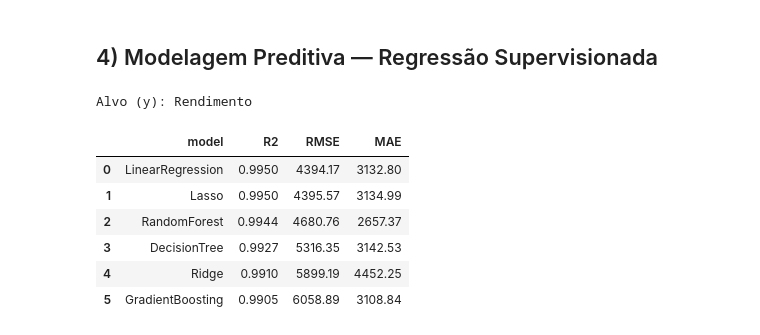
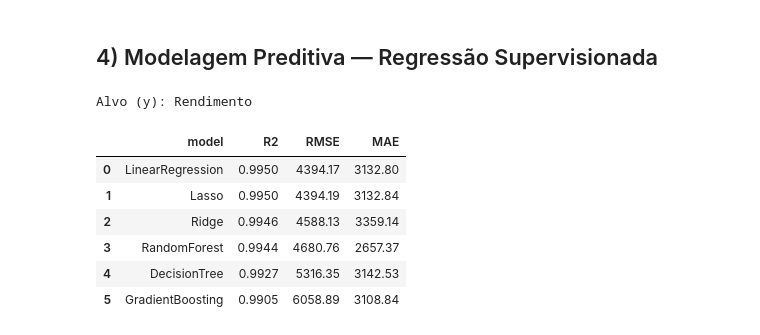
Before and after one commit to Marcelotadaieski/farmtech_fase5, a Jupyter notebook: notebooks/MarceloTadaieski_rm563731_pbl_fase5.ipynb, the cells around one changed output. Cells and saved outputs as stored; diff of their text form; code cells hidden in the pictures.

Commit message:
notebook: corrige alvo Rendimento e métricas; ajustes Lasso; atualiza README

```diff
--- a/notebooks/MarceloTadaieski_rm563731_pbl_fase5.ipynb
+++ b/notebooks/MarceloTadaieski_rm563731_pbl_fase5.ipynb
@@ -232,17 +232,21 @@ X_train, X_test, y_train, y_test = train_test_split(
 )
 
 # 5) Modelos
-from sklearn.linear_model import LinearRegression, Ridge, Lasso
-from sklearn.tree import DecisionTreeRegressor
-from sklearn.ensemble import RandomForestRegressor, GradientBoostingRegressor
+from sklearn.pipeline import make_pipeline
+from sklearn.preprocessing import StandardScaler
+from sklearn.linear_model import Lasso, Ridge, LinearRegression
 
+# mantenha os modelos base como estão...
 models = {
     'LinearRegression': LinearRegression(),
-    'Ridge': Ridge(alpha=1.0),
-    'Lasso': Lasso(alpha=0.001, max_iter=10000),  # mais iterações para evitar warning
     'DecisionTree': DecisionTreeRegressor(random_state=42),
     'RandomForest': RandomForestRegressor(n_estimators=300, random_state=42),
     'GradientBoosting': GradientBoostingRegressor(random_state=42),
+
+    # ajuste: padroniza features e aumenta iterações do Lasso
+    'Lasso': make_pipeline(StandardScaler(), Lasso(alpha=0.001, max_iter=100000, random_state=42)),
+    # (opcional) fazer o mesmo para Ridge:
+    'Ridge': make_pipeline(StandardScaler(), Ridge(alpha=1.0, random_state=42)),
 }
 
 # (Opcional) XGBoost se instalado
@@ -269,36 +273,36 @@ def eval_model(name, model):
         'model': name,
         'R2': r2_score(y_test, pred),
         'RMSE': rmse(y_test, pred),
         'MAE': mean_absolute_error(y_test, pred),
     }
 
 # 7) Rodar e comparar
 results = []
 errors = {}
 for name, model in models.items():
     try:
         results.append(eval_model(name, model))
     except Exception as e:
         results.append({'model': name, 'R2': np.nan, 'RMSE': np.nan, 'MAE': np.nan})
         errors[name] = str(e)
 
 import pandas as pd
 from IPython.display import display
 results_df = pd.DataFrame(results).sort_values(by=['R2', 'RMSE'], ascending=[False, True]).reset_index(drop=True)
 display(results_df.style.format({'R2':'{:.4f}', 'RMSE':'{:.2f}', 'MAE':'{:.2f}'}))
 
 if errors:
     print("⚠️ Modelos com erro e mensagens:", errors)
 
 # (Opcional) salvar para usar no README
 # results_df.to_csv('../figures/resultados_modelos.csv', index=False)
 # %% [output]
 Alvo (y): Rendimento
 |  | model | R2 | RMSE | MAE |
 | 0 | LinearRegression | 0.9950 | 4394.17 | 3132.80 |
-| 1 | Lasso | 0.9950 | 4395.57 | 3134.99 |
-| 2 | RandomForest | 0.9944 | 4680.76 | 2657.37 |
-| 3 | DecisionTree | 0.9927 | 5316.35 | 3142.53 |
-| 4 | Ridge | 0.9910 | 5899.19 | 4452.25 |
+| 1 | Lasso | 0.9950 | 4394.19 | 3132.84 |
+| 2 | Ridge | 0.9946 | 4588.13 | 3359.14 |
+| 3 | RandomForest | 0.9944 | 4680.76 | 2657.37 |
+| 4 | DecisionTree | 0.9927 | 5316.35 | 3142.53 |
 | 5 | GradientBoosting | 0.9905 | 6058.89 | 3108.84 |
 # %% [markdown]
```
Also changed, not shown: parts of 3 cells of this notebook.
